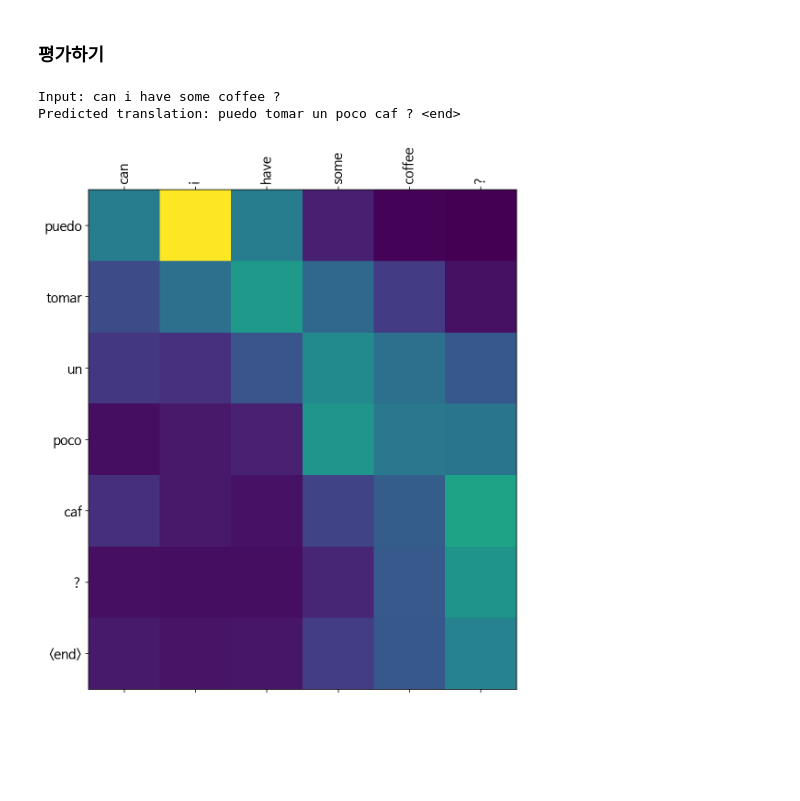
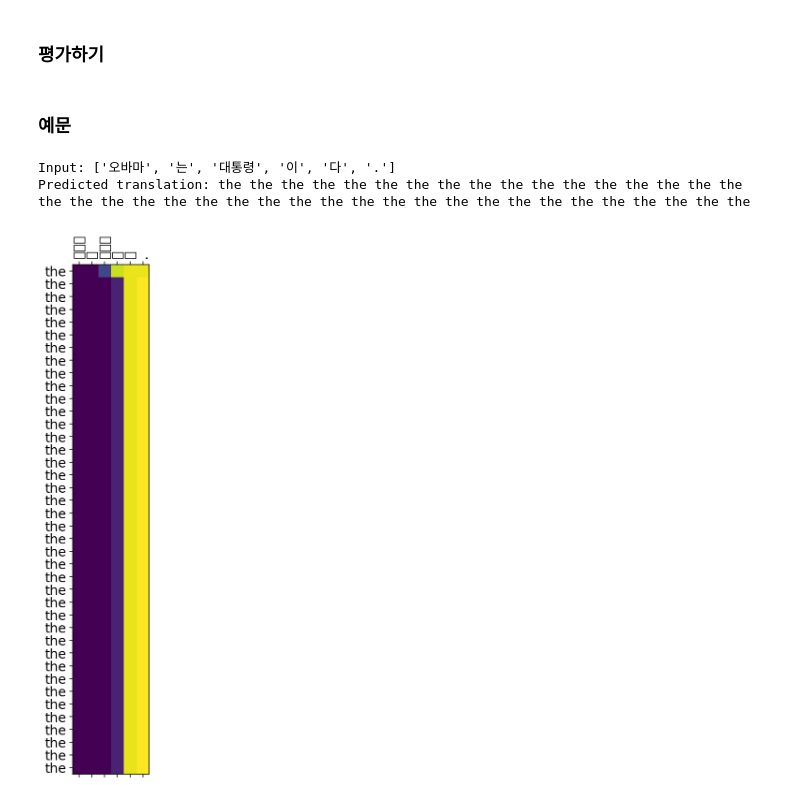
Before and after one commit to ixxxxu/deep_nlp, a Jupyter notebook: s2s_translation/s2s_translation.ipynb, the cells around one changed output. Drawn from its saved outputs; the diff is of its cells as text; code cells hidden in the pictures; blank space fills up the shorter version.

```diff
--- a/s2s_translation/s2s_translation.ipynb
+++ b/s2s_translation/s2s_translation.ipynb
@@ -193,7 +340,7 @@ def tokenize(corpus):
 # %%
 # 토큰화하기
-enc_tensor, enc_tokenizer = tokenize(enc_corpus)
-dec_tensor, dec_tokenizer = tokenize(dec_corpus)
+enc_tensor, enc_tokenizer = tokenize(corpus_ko)
+dec_tensor, dec_tokenizer = tokenize(corpus_en)
 
 # 훈련 데이터와 검증 데이터로 분리하기
 enc_train, enc_val, dec_train, dec_val = \
@@ -247,6 +394,8 @@ class Encoder(tf.keras.Model):
 
         self.enc_units = enc_units
         self.embedding = tf.keras.layers.Embedding(vocab_size, embedding_dim)
+        self.dropout = tf.keras.layers.Dropout(0.1)
+
         self.gru = tf.keras.layers.GRU(enc_units,
                                        return_sequences=True)
 
@@ -286,7 +435,7 @@ BATCH_SIZE     = 64
 SRC_VOCAB_SIZE = len(enc_tokenizer.index_word) + 1
 TGT_VOCAB_SIZE = len(dec_tokenizer.index_word) + 1
 
-units         = 1024
+units         = 512
 embedding_dim = 512
 
 encoder = Encoder(SRC_VOCAB_SIZE, embedding_dim, units)
@@ -460,13 +609,25 @@ for epoch in range(EPOCHS):
 # %% [markdown]
 ### 평가하기
 # %%
+
+mecab = Mecab()
+
+def preprocess_sentence(sentence):
+    sentence = re.sub(r"([?.!,])", r" \1 ", sentence)
+    sentence = re.sub(r'[" "]+', " ", sentence)
+    sentence = re.sub(r"[^ㄱ-ㅎ|가-힣?.!,]+", " ", sentence)
+    sentence = mecab.morphs(sentence)
+
+    return sentence
+
+
 def evaluate(sentence, encoder, decoder):
-    attention = np.zeros((dec_train.shape[-1], enc_train.shape[-1]))
+    attention = np.zeros((dec_tensor.shape[-1], enc_tensor.shape[-1]))
 
     sentence = preprocess_sentence(sentence)
-    inputs = enc_tokenizer.texts_to_sequences([sentence.split()])
+    inputs = enc_tokenizer.texts_to_sequences([sentence])
     inputs = tf.keras.preprocessing.sequence.pad_sequences(inputs,
-                                                           maxlen=enc_train.shape[-1],
+                                                           maxlen=enc_tensor.shape[-1],
                                                            padding='post')
 
     result = ''
@@ -476,7 +637,7 @@ def evaluate(sentence, encoder, decoder):
     dec_hidden = enc_out[:, -1]
     dec_input = tf.expand_dims([dec_tokenizer.word_index['<start>']], 0)
 
-    for t in range(dec_train.shape[-1]):
+    for t in range(dec_tensor.shape[-1]):
         predictions, dec_hidden, attention_weights = decoder(dec_input,
                                                              dec_hidden,
                                                              enc_out)
@@ -484,8 +645,7 @@ def evaluate(sentence, encoder, decoder):
         attention_weights = tf.reshape(attention_weights, (-1, ))
         attention[t] = attention_weights.numpy()
 
-        predicted_id = \
-        tf.argmax(tf.math.softmax(predictions, axis=-1)[0]).numpy()
+        predicted_id = tf.argmax(tf.math.softmax(predictions, axis=-1)[0]).numpy()
 
         result += dec_tokenizer.index_word[predicted_id] + ' '
 
@@ -519,12 +679,7 @@ def translate(sentence, encoder, decoder):
     print('Input: %s' % (sentence))
     print('Predicted translation: {}'.format(result))
 
-    attention = attention[:len(result.split()), :len(sentence.split())]
-    plot_attention(attention, sentence.split(), result.split(' '))
-
-
-translate("Can I have some coffee?", encoder, decoder)
+    attention = attention[:len(result), :len(sentence)]
+    plot_attention(attention, sentence, result.split(' '))
-# %% [output]
-Input: can i have some coffee ?
-Predicted translation: puedo tomar un poco caf ? <end>
-[figure, removed]
+# %% [markdown]
+### 예문
@@ -530,0 +698,6 @@ Predicted translation: puedo tomar un poco caf ? <end>
+# %%
+translate("오바마는 대통령이다.", encoder, decoder)
+# %% [output]
+Input: ['오바마', '는', '대통령', '이', '다', '.']
+Predicted translation: the the the the the the the the the the the the the the the the the the the the the the the the the the the the the the the the the the the the the the the the
+[figure, added]
```
Also changed, not shown: parts of 32 cells of this notebook.
